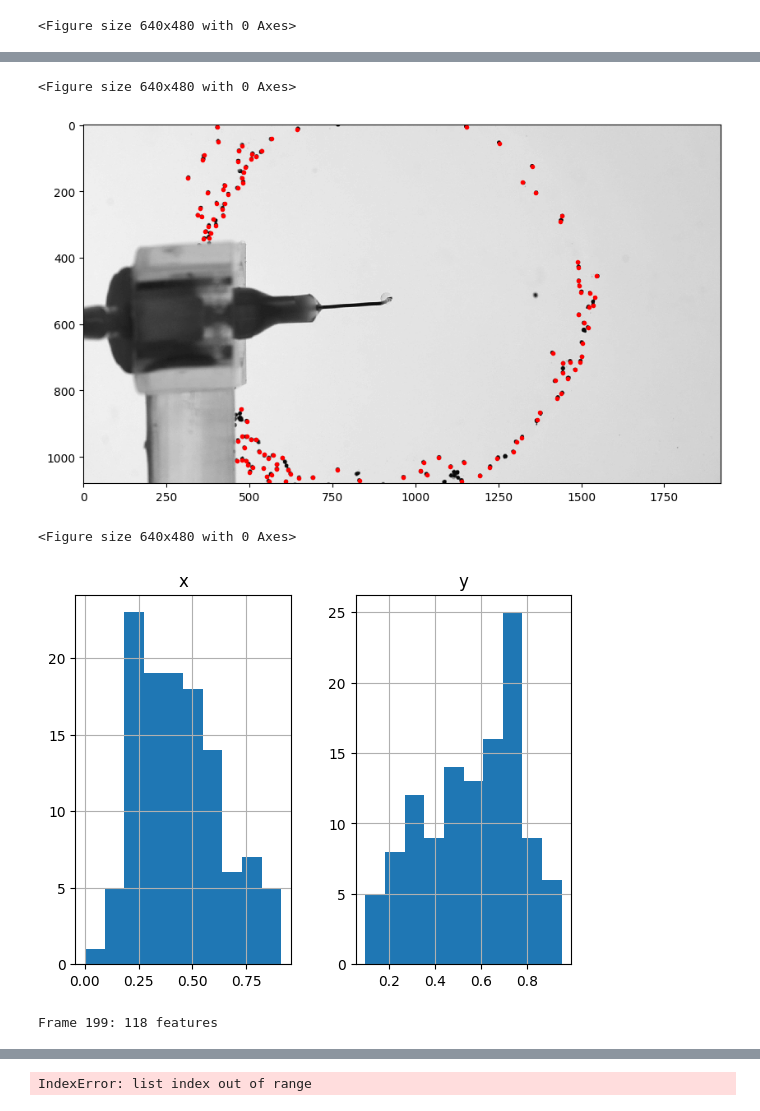
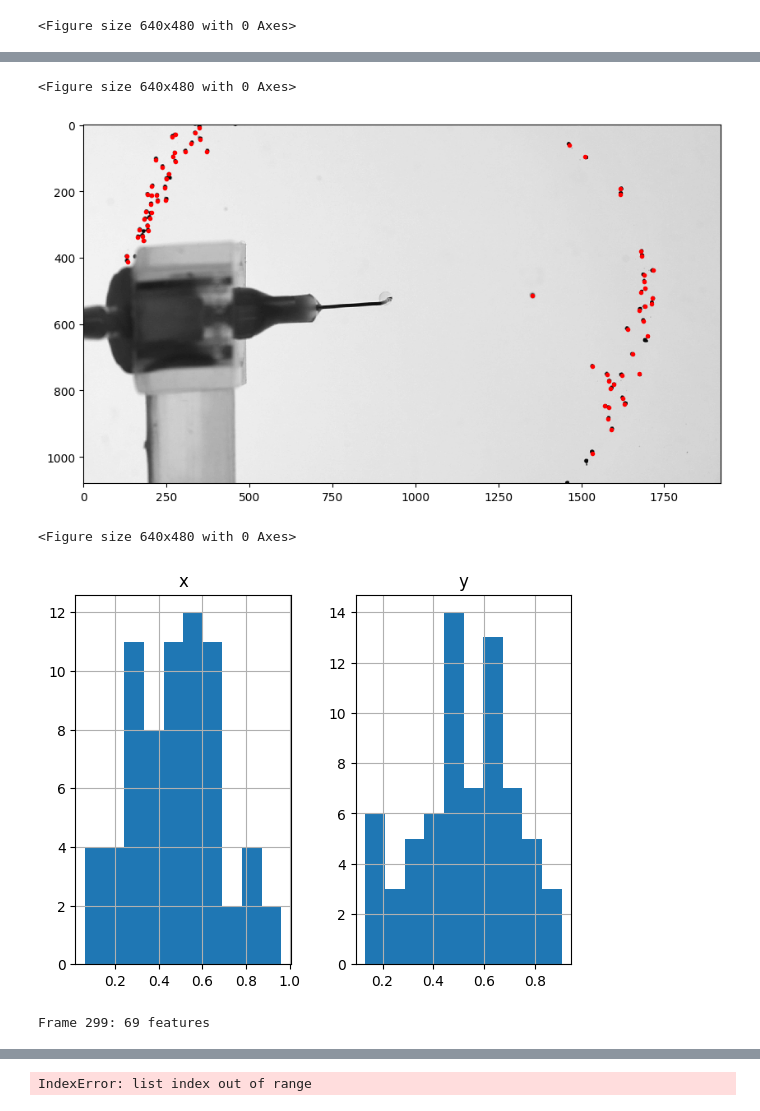
Before and after one commit to sacha-escudier/marangoni-spreading, a Jupyter notebook: playground.ipynb, the cells around one changed output, grey strips where cells are left out. Cells and saved outputs as stored; diff of their text form; code cells hidden in the pictures.

```diff
--- a/playground.ipynb
+++ b/playground.ipynb
@@ -8,6 +7,6 @@ from scipy.signal import butter, lfilter
 # %%
 directory = "C:/Users/escud/Desktop/Marangoni/Videos/0225-Experiments/H=4cm_frames/"
-last_frame = 200 # 640 is max for this video
+last_frame = 300 # 640 is max for this video
 diameter = 11
 mass = 2200
 
@@ -18,10 +17,10 @@ frames = plot_parameter(directory, particle_diameter=diameter, particle_minmass=
 <Figure size 640x480 with 0 Axes>
-[figure, old version]
+[figure, new version]
 <Figure size 640x480 with 0 Axes>
-[figure, old version]
+[figure, new version]
 # %%
 output_path = "C:/Users/escud/Desktop/Marangoni/Videos/0225-Experiments/H=4cm_frames_output/"
-f = batch(frames[:last_frame], particle_diameter=diameter, particle_minmass=mass, save_video=False, output_path=output_path)
+raw_frames = batch(frames[:last_frame], particle_diameter=diameter, particle_minmass=mass, save_video=False, output_path=output_path)
 # %% [output]
-Frame 199: 118 features
+Frame 299: 69 features
 # %%
```
Also changed, not shown: parts of 7 cells of this notebook, 1 other file.
